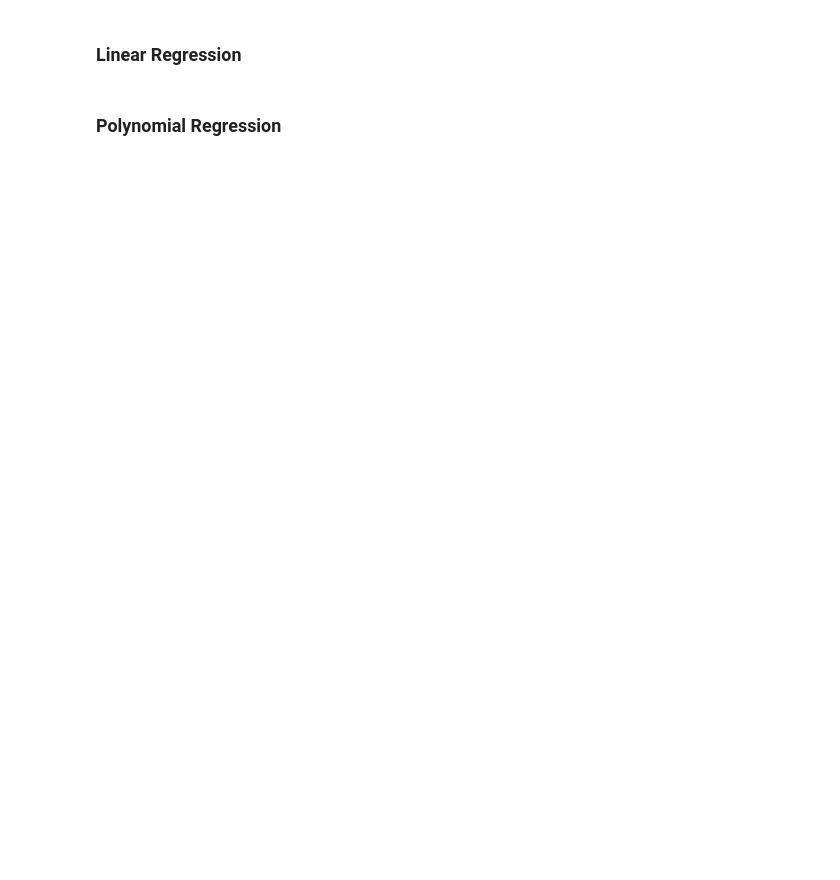
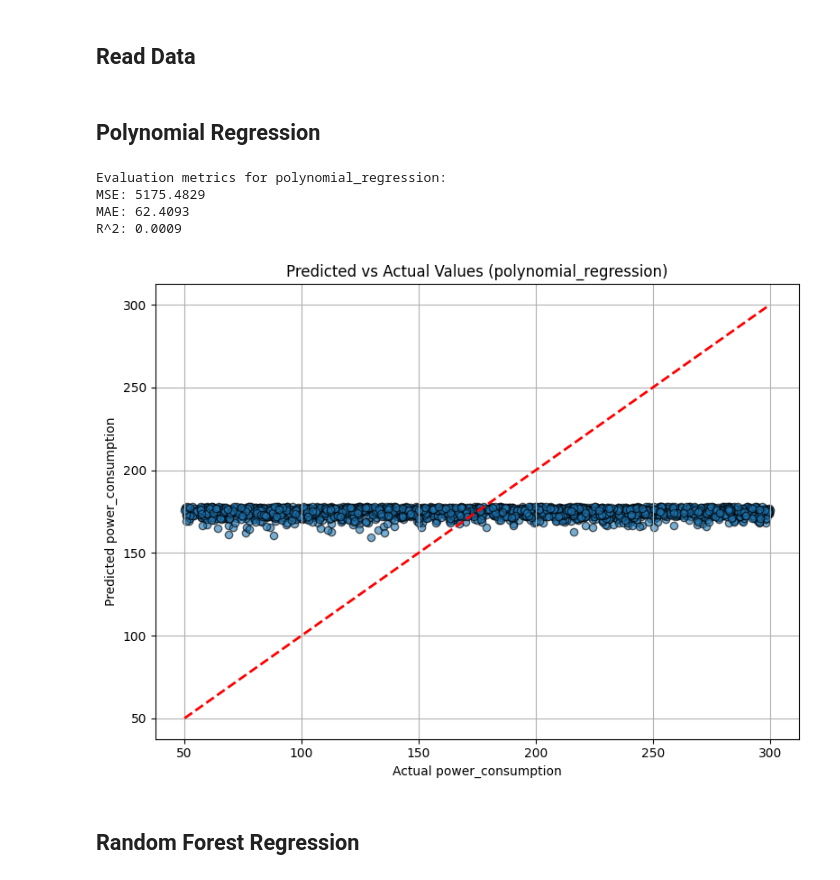
Before and after one commit to MuhammadAhmadMirza/BNA26-ML, a Jupyter notebook: src/models.ipynb, the cells around one changed output. Cells and saved outputs as stored; diff of their text form; code cells hidden in the pictures; blank space fills up the shorter version.

Commit message:
first drafts, ass results

```diff
--- a/src/models.ipynb
+++ b/src/models.ipynb
@@ -33,2 +69,22 @@ df, fields = read_data(file_path)
+# %% [markdown]
+## Read Data
+# %%
+# read the csv file
+df = pd.read_csv("../data/dataset.csv")
+
+target_column = "power_consumption" # do not change this line
+# this you are supposed to change to get better results
+feature_columns = ["disk_io", "memory_usage", "cpu_utilization"] # TODO change to faulty ones
+
+# Prepare data
+X = df[feature_columns]
+y = df[target_column]
+
+# split data for train & test
+X_train, X_test, y_train, y_test = train_test_split(X, y, test_size=0.2, random_state=42)
+
+# constants
+model_name = ""
+MODEL_DIR = "../models"
 # %% [markdown]
-### Linear Regression
+## Polynomial Regression
@@ -68,2 +91,27 @@ linear_model = linear_regression(df) # use the dataframe form the last block
+# %%
+# name and path
+model_name = "polynomial_regression"
+MODEL_PATH = os.path.join(MODEL_DIR, model_name + ".joblib")
+
+# Polynomial regression Parameters
+degree = 2  # Polynomial degree
+
+# Create and train pipeline model (handles polynomial features internally)
+model = make_pipeline(PolynomialFeatures(degree), LinearRegression())
+model.fit(X_train, y_train)
+
+# Save the trained pipeline model
+os.makedirs(MODEL_DIR, exist_ok=True)
+joblib.dump(model, MODEL_PATH)
+
+# Evaluate and print metrics, then plot predictions
+predictions = evaluate_model(model_name)
+plot_predictions(y_test, predictions, model_name)
+# %% [output]
+Evaluation metrics for polynomial_regression:
+MSE: 5175.4829
+MAE: 62.4093
+R^2: 0.0009
+[figure, added]
 # %% [markdown]
-### Polynomial Regression
+## Random Forest Regression
```
Also changed, not shown: parts of 17 cells of this notebook, 1 other file.
